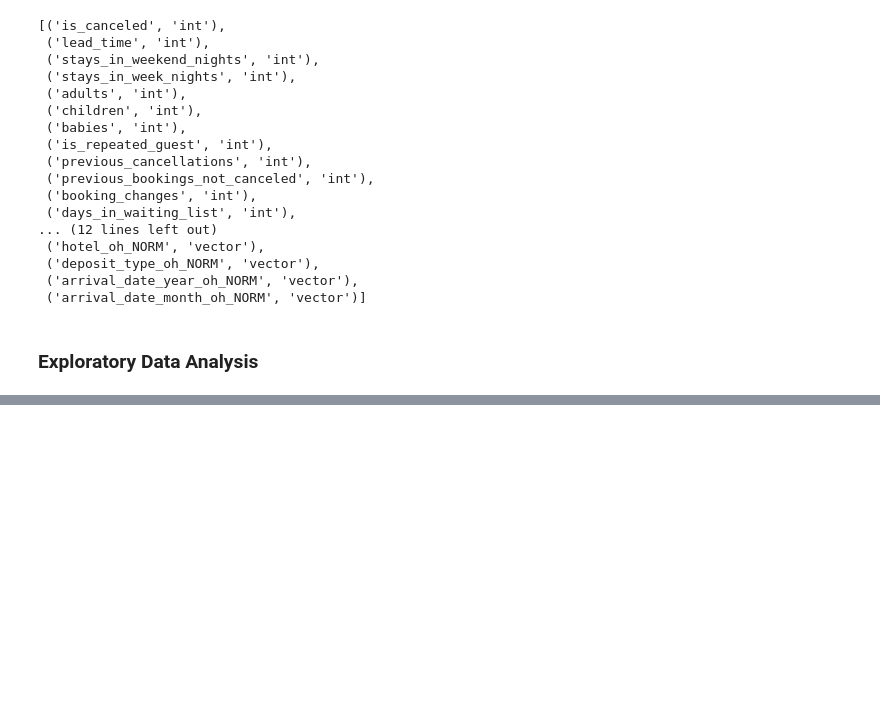
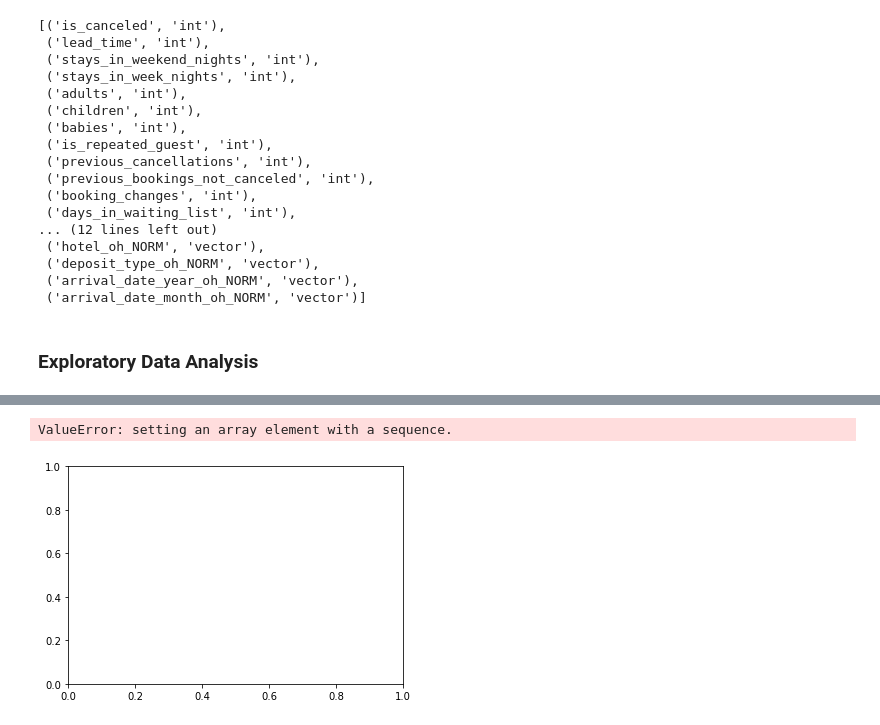
Before and after one commit to philipyoon/hotel_demand, a Jupyter notebook: hotel_booking.ipynb, the cells around one changed output, grey strips where cells are left out. Saved outputs shown, nothing was run; the diff lists cells and outputs as text; code cells hidden in the pictures; blank space fills up the shorter version.

Commit message:
Update hotel_booking.ipynb
- display of groupings for counts
- started coding for visualizations (need to not use pandas and use matplotlib)
- started coding for AUC we could use

```diff
--- a/hotel_booking.ipynb
+++ b/hotel_booking.ipynb
@@ -387,0 +426,17 @@ train, test = data_rdd.randomSplit([0.7, 0.3], seed=42)
+# %%
+#to visualize, we use matplotlib
+
+y_iscancel = [val.iscancel for val in df2.select('is_canceled').groupBy('is_canceled').count()]
+x_hoteltype = [val.hotel for val in df2.select('hotel').groupBy('hotel').count()]
+
+plt.plot(x_hoteltype, y_iscancel)
+
+plt.ylabel('Count')
+plt.xlabel('Hotel Type')
+plt.title('Hotel Cancellations by Hotel Type')
+plt.legend(['Is canceled'], loc='upper left')
+
+plt.show()
+# %% [output]
+ValueError: setting an array element with a sequence.
+[figure, added]
```
Also changed, not shown: parts of 26 cells of this notebook.
